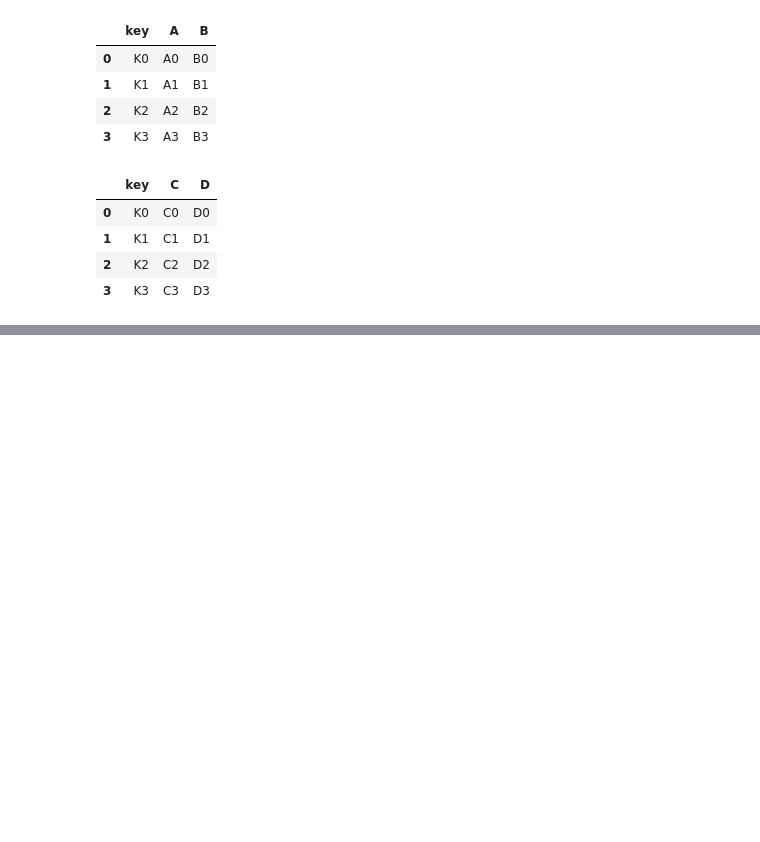
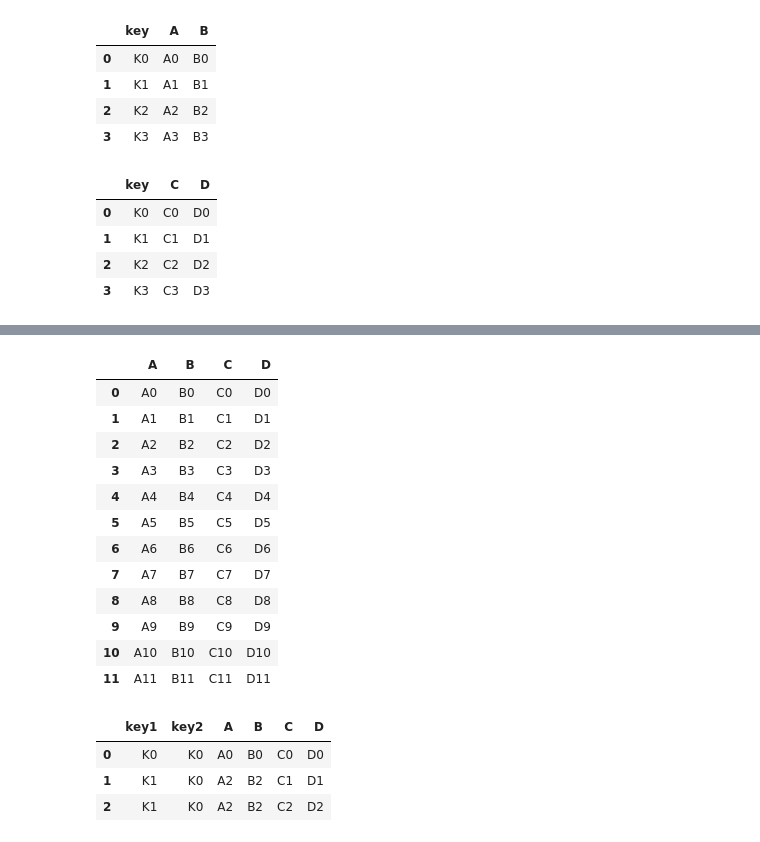
Before and after one commit to navi1910/Data-Science, a Jupyter notebook: Pandas/Groupby, concat, merger and join.ipynb, the cells around one changed output, grey strips where cells are left out. Saved outputs shown, nothing was run; the diff lists cells and outputs as text; code cells hidden in the pictures; blank space fills up the shorter version.

```diff
--- a/Pandas/Groupby, concat, merger and join.ipynb
+++ b/Pandas/Groupby, concat, merger and join.ipynb
@@ -356,0 +359,36 @@ right
+# %%
+df1 = pd.DataFrame(
+    {
+        "A": ["A0", "A1", "A2", "A3"],
+        "B": ["B0", "B1", "B2", "B3"],
+        "C": ["C0", "C1", "C2", "C3"],
+        "D": ["D0", "D1", "D2", "D3"],
+    },
+    index=[0, 1, 2, 3],
+)
+
+df2 = pd.DataFrame(
+    {
+        "A": ["A4", "A5", "A6", "A7"],
+        "B": ["B4", "B5", "B6", "B7"],
+        "C": ["C4", "C5", "C6", "C7"],
+        "D": ["D4", "D5", "D6", "D7"],
+    },
+    index=[4, 5, 6, 7],
+)
+
+
+df3 = pd.DataFrame(
+    {
+        "A": ["A8", "A9", "A10", "A11"],
+        "B": ["B8", "B9", "B10", "B11"],
+        "C": ["C8", "C9", "C10", "C11"],
+        "D": ["D8", "D9", "D10", "D11"],
+    },
+    index=[8, 9, 10, 11],
+)
+
+
+frames = [df1, df2, df3]
+
+result = pd.concat(frames)
@@ -356,0 +419,16 @@ right
+# %%
+result
+# %% [output]
+|  | A | B | C | D |
+| 0 | A0 | B0 | C0 | D0 |
+| 1 | A1 | B1 | C1 | D1 |
+| 2 | A2 | B2 | C2 | D2 |
+| 3 | A3 | B3 | C3 | D3 |
+| 4 | A4 | B4 | C4 | D4 |
+| 5 | A5 | B5 | C5 | D5 |
+| 6 | A6 | B6 | C6 | D6 |
+| 7 | A7 | B7 | C7 | D7 |
+| 8 | A8 | B8 | C8 | D8 |
+| 9 | A9 | B9 | C9 | D9 |
+| 10 | A10 | B10 | C10 | D10 |
+| 11 | A11 | B11 | C11 | D11 |
@@ -356,0 +456,7 @@ right
+# %%
+result
+# %% [output]
+|  | key1 | key2 | A | B | C | D |
+| 0 | K0 | K0 | A0 | B0 | C0 | D0 |
+| 1 | K1 | K0 | A2 | B2 | C1 | D1 |
+| 2 | K1 | K0 | A2 | B2 | C2 | D2 |
```
Also changed, not shown: parts of 13 cells of this notebook, 1 other file.
